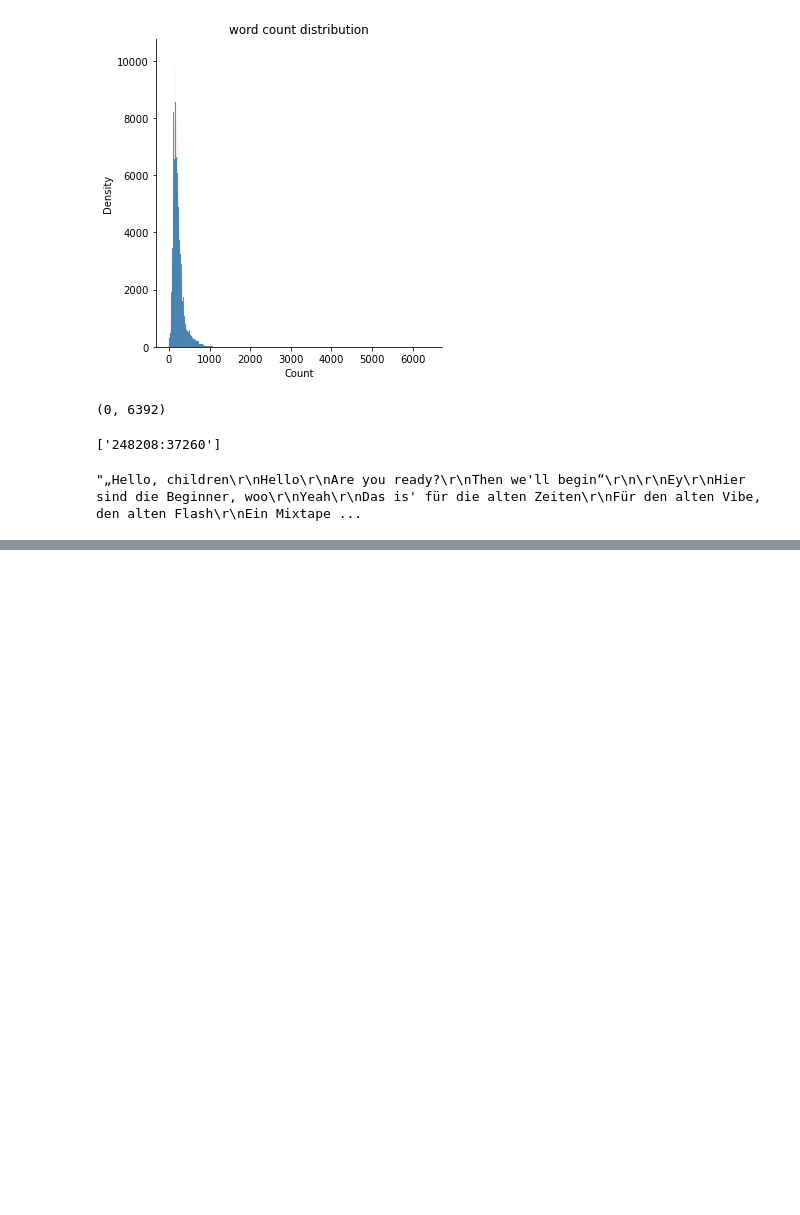
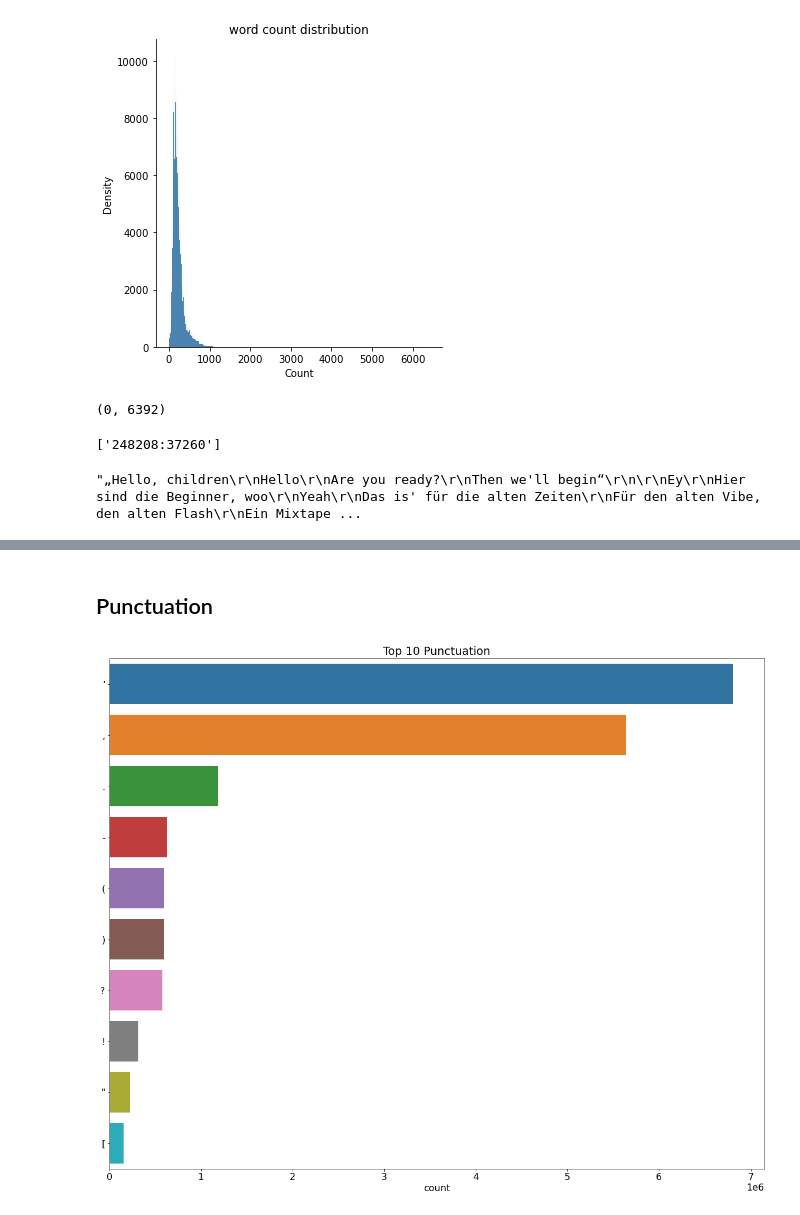
Before and after one commit to zikrullah79/LBP2-Music-RS, a Jupyter notebook: RS_KNN.ipynb, the cells around one changed output, grey strips where cells are left out. Saved outputs shown, nothing was run; the diff lists cells and outputs as text; code cells hidden in the pictures; blank space fills up the shorter version.

```diff
--- a/RS_KNN.ipynb
+++ b/RS_KNN.ipynb
@@ -96,0 +145,26 @@ df["Lyrics"].iloc[248208]
+# %% [markdown]
+## Punctuation
+# %%
+punc_list = string.punctuation
+def count_punc():
+    res = {}
+    for i in df['Lyrics'].fillna(""):
+        for j in list(i):
+            if j in list(punc_list):
+                if j in res:
+                    res[j] += 1
+                else :
+                    res[j] = 1
+    return res
+# %%
+punct_sum = count_punc()
+# %%
+sort_punc = sorted(punct_sum.items(), key=lambda x:x[1], reverse=True)
+punc_x,punc_y = zip(*sort_punc)
+plt.figure(figsize=(20,16))
+sns.barplot(x=list(punc_y)[:10],y=list(punc_x)[:10])
+plt.title("Top 10 Punctuation")
+plt.xlabel("count")
+plt.show()
+# %% [output]
+[figure, added]
```
Also changed, not shown: parts of 18 cells of this notebook, 1 other file.
